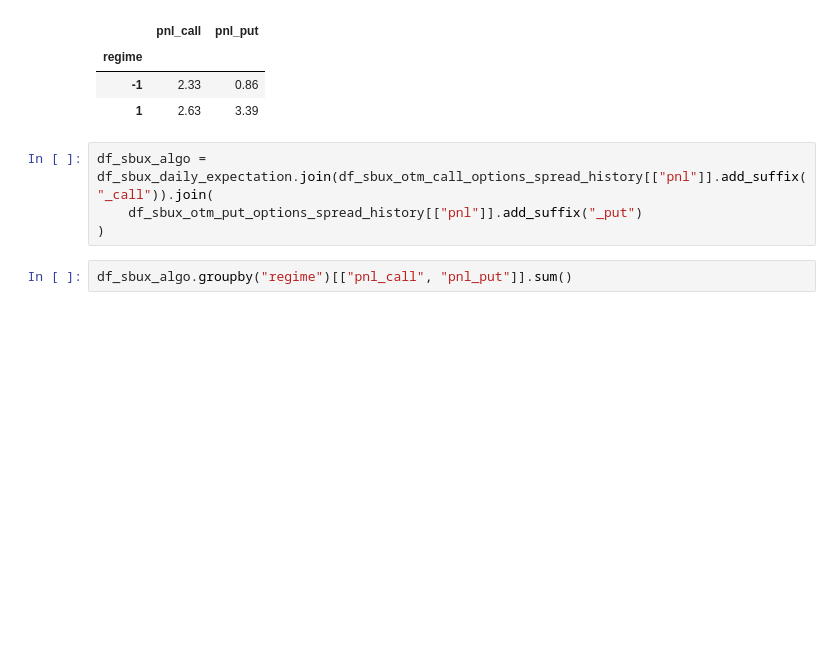
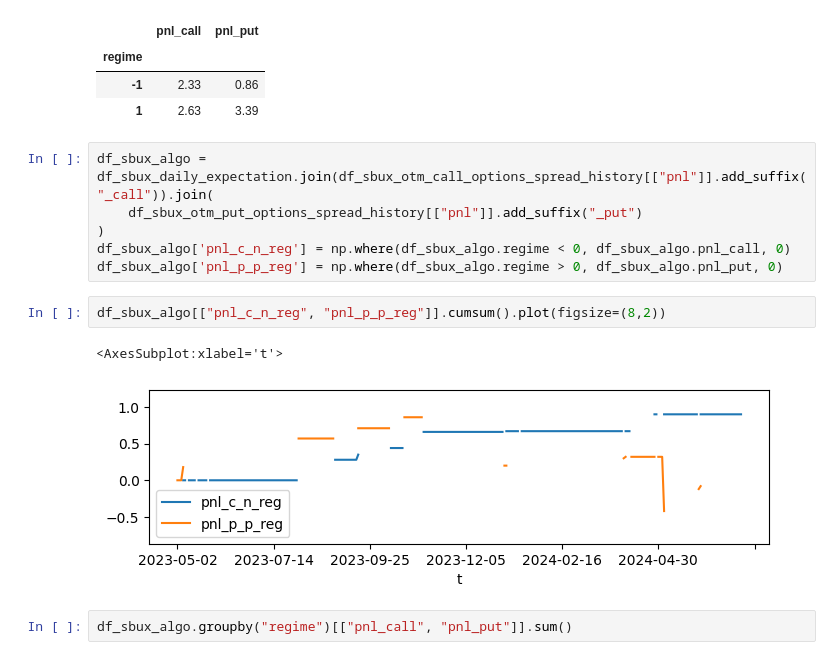
Before and after one commit to sculd/volatility_trading, a Jupyter notebook: sandbox_options.ipynb, the cells around one changed output. Drawn from its saved outputs; the diff is of its cells as text; blank space fills up the shorter version.

```diff
--- a/sandbox_options.ipynb
+++ b/sandbox_options.ipynb
@@ -530,6 +590,13 @@ df_goog_algo.groupby("regime")[["pnl_call", "pnl_put"]].sum()
 df_sbux_algo = df_sbux_daily_expectation.join(df_sbux_otm_call_options_spread_history[["pnl"]].add_suffix("_call")).join(
     df_sbux_otm_put_options_spread_history[["pnl"]].add_suffix("_put")
 )
+df_sbux_algo['pnl_c_n_reg'] = np.where(df_sbux_algo.regime < 0, df_sbux_algo.pnl_call, 0)
+df_sbux_algo['pnl_p_p_reg'] = np.where(df_sbux_algo.regime > 0, df_sbux_algo.pnl_put, 0)
+# %%
+df_sbux_algo[["pnl_c_n_reg", "pnl_p_p_reg"]].cumsum().plot(figsize=(8,2))
+# %% [output]
+<AxesSubplot:xlabel='t'>
+[figure, added]
 # %%
 df_sbux_algo.groupby("regime")[["pnl_call", "pnl_put"]].sum()
 # %% [output]
```
Also changed, not shown: parts of 47 cells of this notebook.
